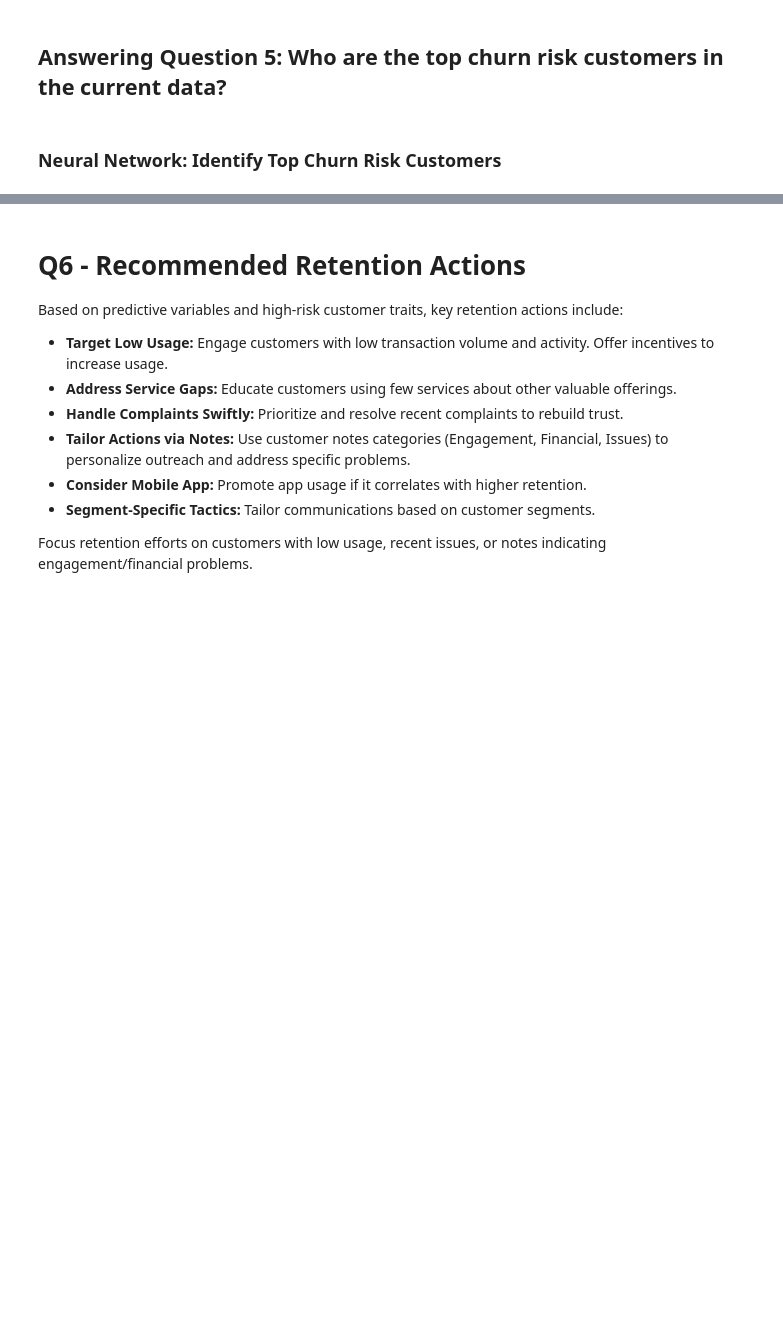
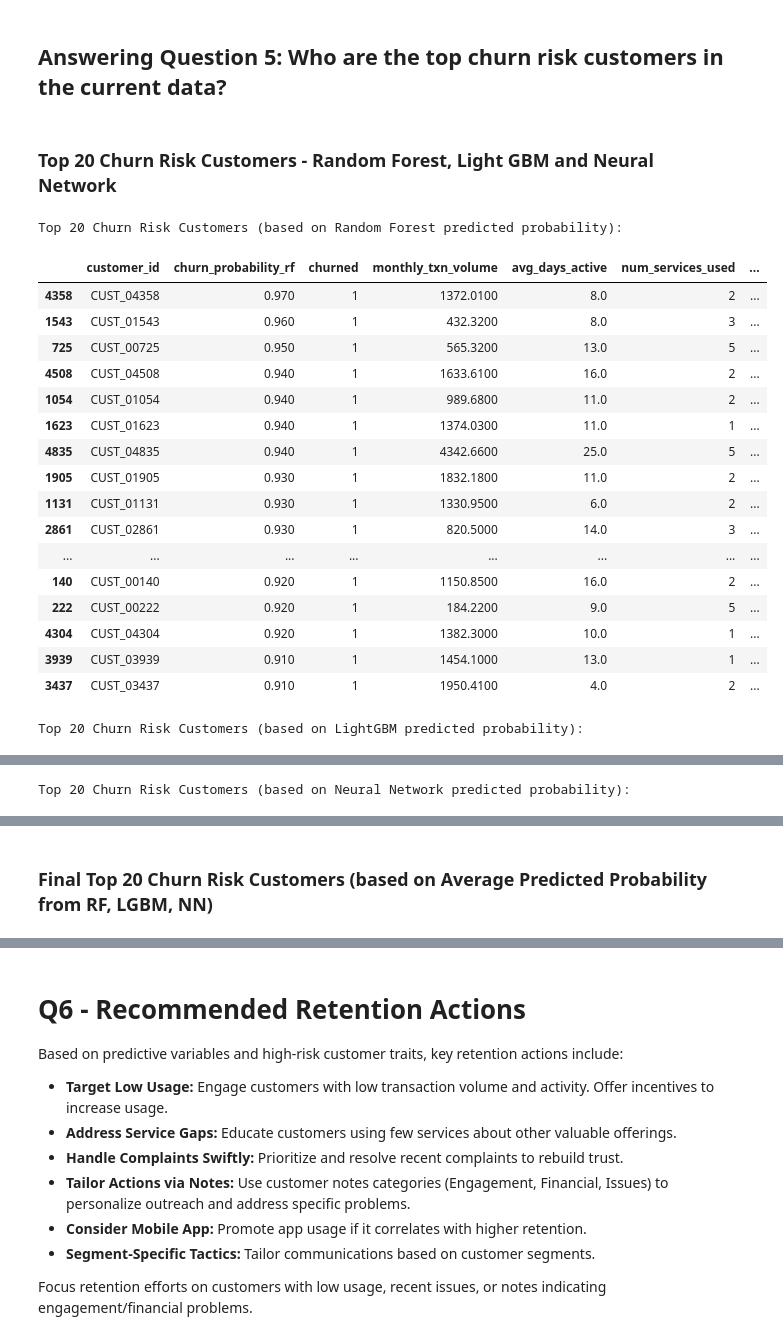
Before and after one commit to marina237/novaEdge, a Jupyter notebook: novaEdge.ipynb, the cells around one changed output, grey strips where cells are left out. Cells and saved outputs as stored; diff of their text form; code cells hidden in the pictures; blank space fills up the shorter version.

```diff
--- a/novaEdge.ipynb
+++ b/novaEdge.ipynb
@@ -1230,4 +1216,36 @@ We trained these models on the training data and validated their performance on
 # %% [markdown]
 ## Answering Question 5: Who are the top churn risk customers in the current data?
 # %% [markdown]
-### Neural Network: Identify Top Churn Risk Customers
+### Top 20 Churn Risk Customers -  Random Forest, Light GBM and Neural Network
+# %%
+# Display the top 20 churn risk customers based on Random Forest predicted probability
+print("Top 20 Churn Risk Customers (based on Random Forest predicted probability):")
+display(df_with_predictions.sort_values(by='churn_probability_rf', ascending=False)[['customer_id', 'churn_probability_rf', 'churned', 'monthly_txn_volume', 'avg_days_active', 'num_services_used', 'complaints_last_3mo', 'customerNotesCategories']].head(20))
+
+# Display the top 20 churn risk customers based on LightGBM predicted probability
+print("\nTop 20 Churn Risk Customers (based on LightGBM predicted probability):")
+display(df_with_predictions.sort_values(by='churn_probability_lgbm', ascending=False)[['customer_id', 'churn_probability_lgbm', 'churned', 'monthly_txn_volume', 'avg_days_active', 'num_services_used', 'complaints_last_3mo', 'customerNotesCategories']].head(20))
+
+# Display the top 20 churn risk customers based on Neural Network predicted probability
+print("\nTop 20 Churn Risk Customers (based on Neural Network predicted probability):")
+display(df_with_predictions.sort_values(by='churn_probability_nn', ascending=False)[['customer_id', 'churn_probability_nn', 'churned', 'monthly_txn_volume', 'avg_days_active', 'num_services_used', 'complaints_last_3mo', 'customerNotesCategories']].head(20))
+# %% [output]
+Top 20 Churn Risk Customers (based on Random Forest predicted probability):
+|  | customer_id | churn_probability_rf | churned | monthly_txn_volume | avg_days_active | num_services_used | ... |
+| 4358 | CUST_04358 | 0.970 | 1 | 1372.0100 | 8.0 | 2 | ... |
+| 1543 | CUST_01543 | 0.960 | 1 | 432.3200 | 8.0 | 3 | ... |
+| 725 | CUST_00725 | 0.950 | 1 | 565.3200 | 13.0 | 5 | ... |
+| 4508 | CUST_04508 | 0.940 | 1 | 1633.6100 | 16.0 | 2 | ... |
+| 1054 | CUST_01054 | 0.940 | 1 | 989.6800 | 11.0 | 2 | ... |
+| 1623 | CUST_01623 | 0.940 | 1 | 1374.0300 | 11.0 | 1 | ... |
+| 4835 | CUST_04835 | 0.940 | 1 | 4342.6600 | 25.0 | 5 | ... |
+| 1905 | CUST_01905 | 0.930 | 1 | 1832.1800 | 11.0 | 2 | ... |
+| 1131 | CUST_01131 | 0.930 | 1 | 1330.9500 | 6.0 | 2 | ... |
+| 2861 | CUST_02861 | 0.930 | 1 | 820.5000 | 14.0 | 3 | ... |
+| ... | ... | ... | ... | ... | ... | ... | ... |
+| 140 | CUST_00140 | 0.920 | 1 | 1150.8500 | 16.0 | 2 | ... |
+| 222 | CUST_00222 | 0.920 | 1 | 184.2200 | 9.0 | 5 | ... |
+| 4304 | CUST_04304 | 0.920 | 1 | 1382.3000 | 10.0 | 1 | ... |
+| 3939 | CUST_03939 | 0.910 | 1 | 1454.1000 | 13.0 | 1 | ... |
+| 3437 | CUST_03437 | 0.910 | 1 | 1950.4100 | 4.0 | 2 | ... |
+Top 20 Churn Risk Customers (based on LightGBM predicted probability):
@@ -1233,0 +1269 @@ We trained these models on the training data and validated their performance on
+Top 20 Churn Risk Customers (based on Neural Network predicted probability):
@@ -1234 +1287,3 @@ We trained these models on the training data and validated their performance on
+# %% [markdown]
+### Final Top 20 Churn Risk Customers (based on Average Predicted Probability from RF, LGBM, NN)
 # %%
```
Also changed, not shown: parts of 21 cells of this notebook.
